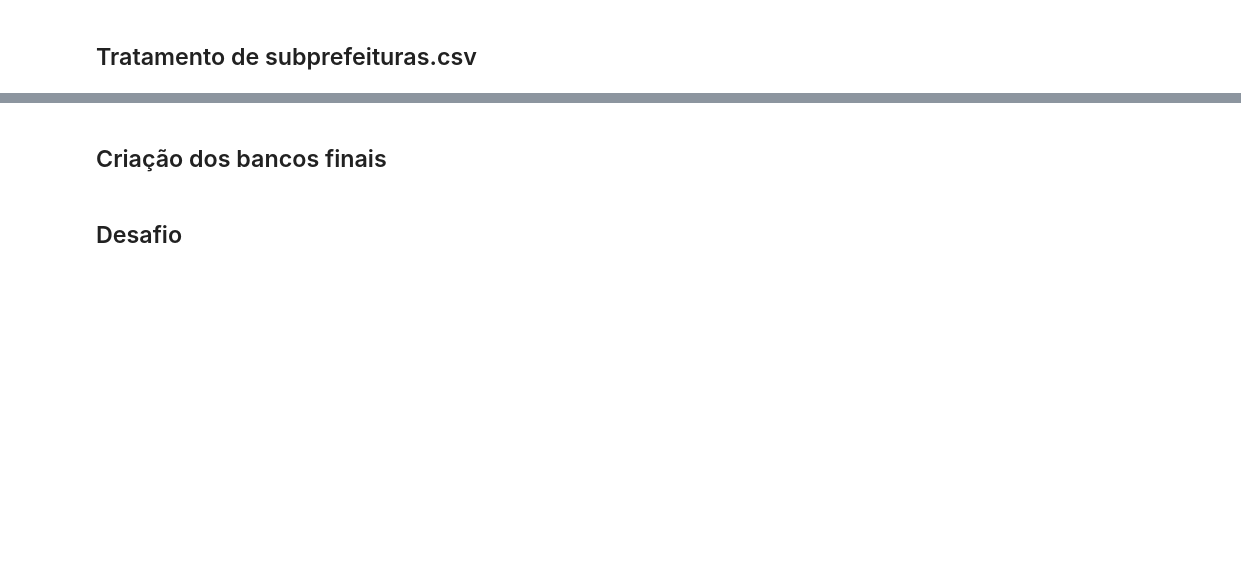
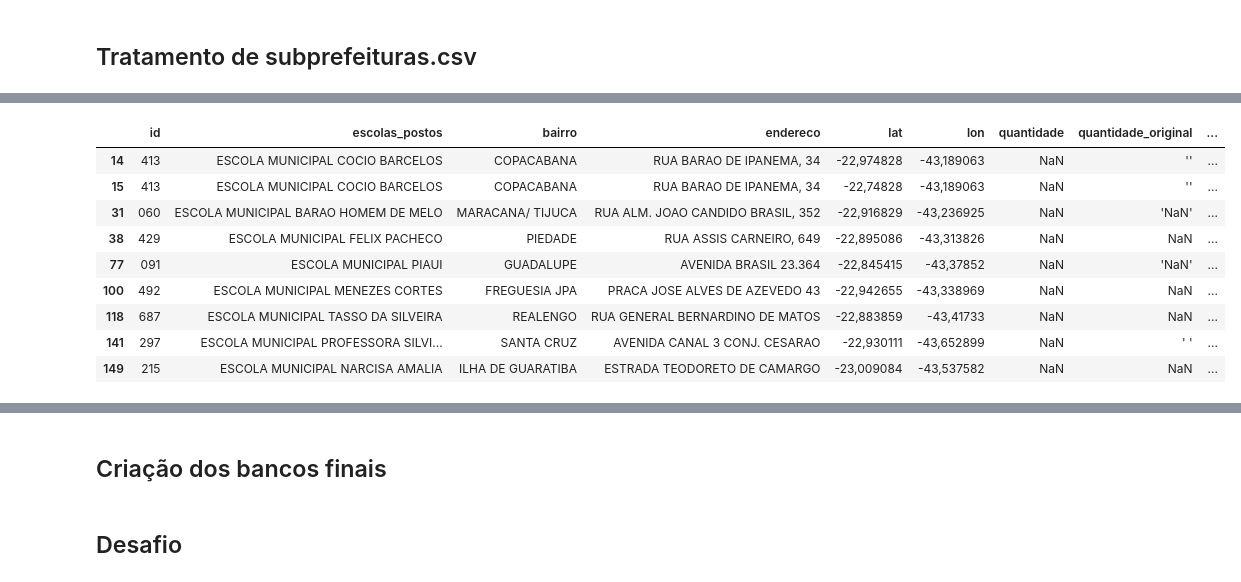
Before and after one commit to olimaandreza/pyhton-projeto-tratamento-dados, a Jupyter notebook: projeto.ipynb, the cells around one changed output, grey strips where cells are left out. Cells and saved outputs as stored; diff of their text form; code cells hidden in the pictures; blank space fills up the shorter version.

```diff
--- a/projeto.ipynb
+++ b/projeto.ipynb
@@ -408,0 +565,14 @@ array(['RUA CARLOS SEIDL ', 'RUA EBANO 187', 'RUA DO LAVRADIO, 56',
+# %%
+# valores com NaN
+bigtable[bigtable.quantidade.isna()]
+# %% [output]
+|  | id | escolas_postos | bairro | endereco | lat | lon | quantidade | quantidade_original | ... |
+| 14 | 413 | ESCOLA MUNICIPAL COCIO BARCELOS | COPACABANA | RUA BARAO DE IPANEMA, 34 | -22,974828 | -43,189063 | NaN | '' | ... |
+| 15 | 413 | ESCOLA MUNICIPAL COCIO BARCELOS | COPACABANA | RUA BARAO DE IPANEMA, 34 | -22,74828 | -43,189063 | NaN | '' | ... |
+| 31 | 060 | ESCOLA MUNICIPAL BARAO HOMEM DE MELO | MARACANA/ TIJUCA | RUA ALM. JOAO CANDIDO BRASIL, 352 | -22,916829 | -43,236925 | NaN | 'NaN' | ... |
+| 38 | 429 | ESCOLA MUNICIPAL FELIX PACHECO | PIEDADE | RUA ASSIS CARNEIRO, 649 | -22,895086 | -43,313826 | NaN | NaN | ... |
+| 77 | 091 | ESCOLA MUNICIPAL PIAUI | GUADALUPE | AVENIDA BRASIL 23.364 | -22,845415 | -43,37852 | NaN | 'NaN' | ... |
+| 100 | 492 | ESCOLA MUNICIPAL MENEZES CORTES | FREGUESIA JPA | PRACA JOSE ALVES DE AZEVEDO 43 | -22,942655 | -43,338969 | NaN | NaN | ... |
+| 118 | 687 | ESCOLA MUNICIPAL TASSO DA SILVEIRA | REALENGO | RUA GENERAL BERNARDINO DE MATOS | -22,883859 | -43,41733 | NaN | NaN | ... |
+| 141 | 297 | ESCOLA MUNICIPAL PROFESSORA SILVI... | SANTA CRUZ | AVENIDA CANAL 3 CONJ. CESARAO | -22,930111 | -43,652899 | NaN | ' ' | ... |
+| 149 | 215 | ESCOLA MUNICIPAL NARCISA AMALIA | ILHA DE GUARATIBA | ESTRADA TEODORETO DE CAMARGO | -23,009084 | -43,537582 | NaN | NaN | ... |
```
Also changed, not shown: parts of 23 cells of this notebook.
